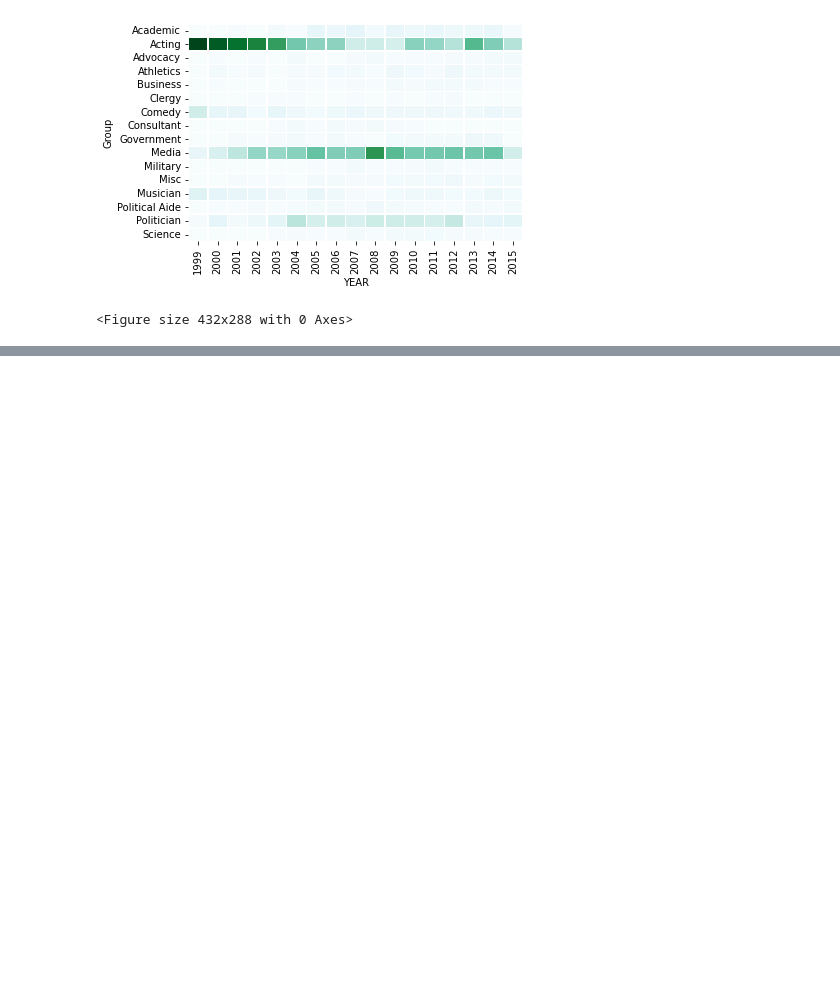
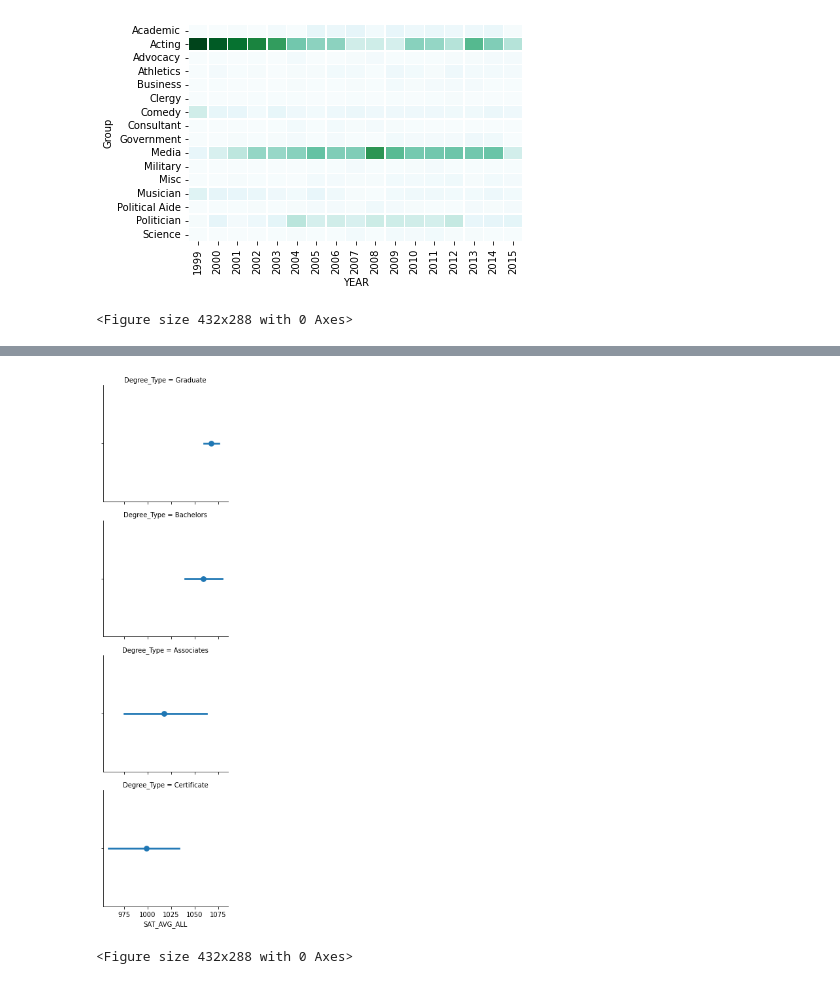
Before and after one commit to marcusandrev/DataCamp-Data-Scientist-with-Python-Career-Track, a Jupyter notebook: 12-Intermediate-Data-Visualization-with-Seaborn/InDVS-Chapter-3-4.ipynb, the cells around one changed output, grey strips where cells are left out. Saved outputs shown, nothing was run; the diff lists cells and outputs as text; code cells hidden in the pictures; blank space fills up the shorter version.

```diff
--- a/12-Intermediate-Data-Visualization-with-Seaborn/InDVS-Chapter-3-4.ipynb
+++ b/12-Intermediate-Data-Visualization-with-Seaborn/InDVS-Chapter-3-4.ipynb
@@ -358,0 +376,7 @@ plt.clf()
+# %%
+import pandas as pd
+import seaborn as sns
+import matplotlib.pyplot as plt
+
+df = pd.read_csv("datasets/college_datav3.csv")
+df.head()
@@ -358,0 +391,15 @@ plt.clf()
+# %%
+# Create FacetGrid with Degree_Type and specify the order of the rows using row_order
+g2 = sns.FacetGrid(df,
+             row="Degree_Type",
+             row_order=['Graduate', 'Bachelors', 'Associates', 'Certificate'])
+
+# Map a pointplot of SAT_AVG_ALL onto the grid
+g2.map(sns.pointplot, 'SAT_AVG_ALL')
+
+# Show the plot
+plt.show()
+plt.clf()
+# %% [output]
+[figure, added]
+<Figure size 432x288 with 0 Axes>
```
Also changed, not shown: parts of 30 cells of this notebook, 3 other files.
